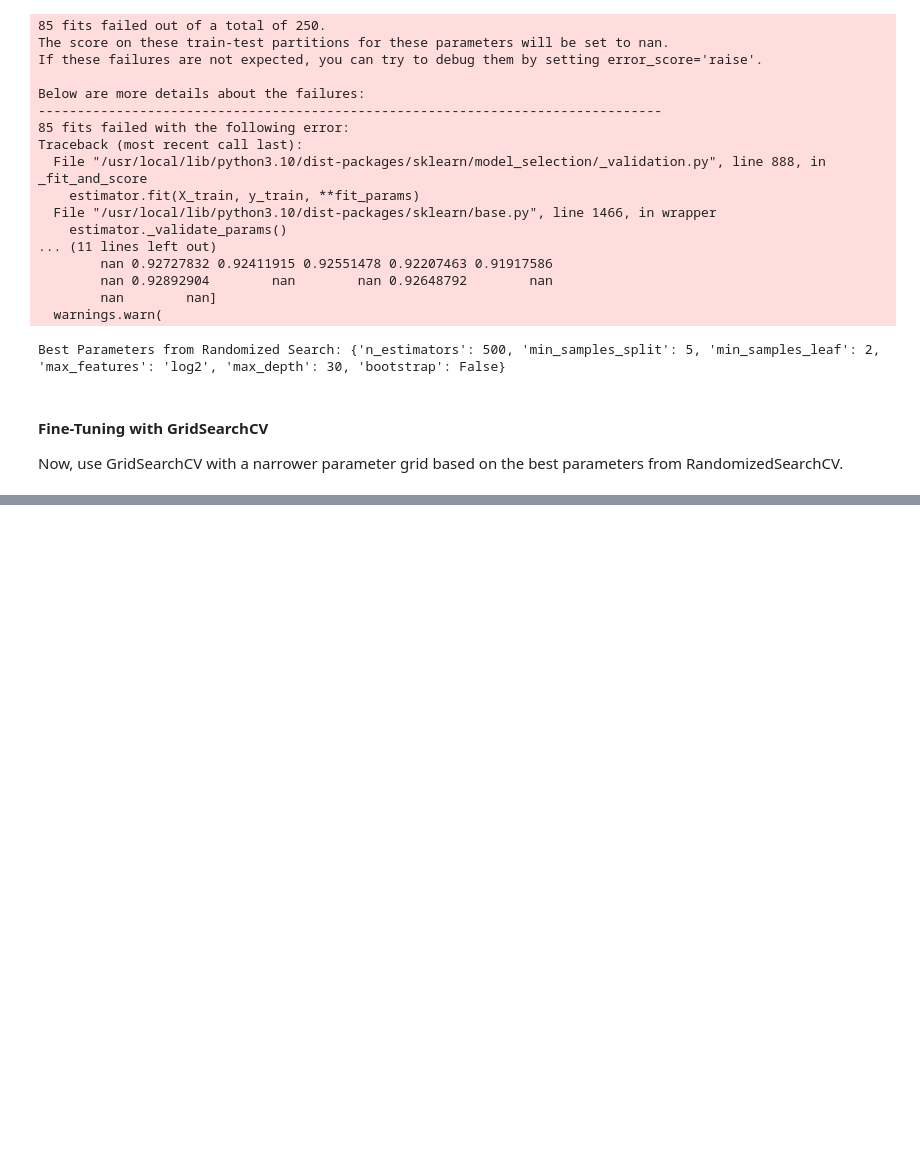
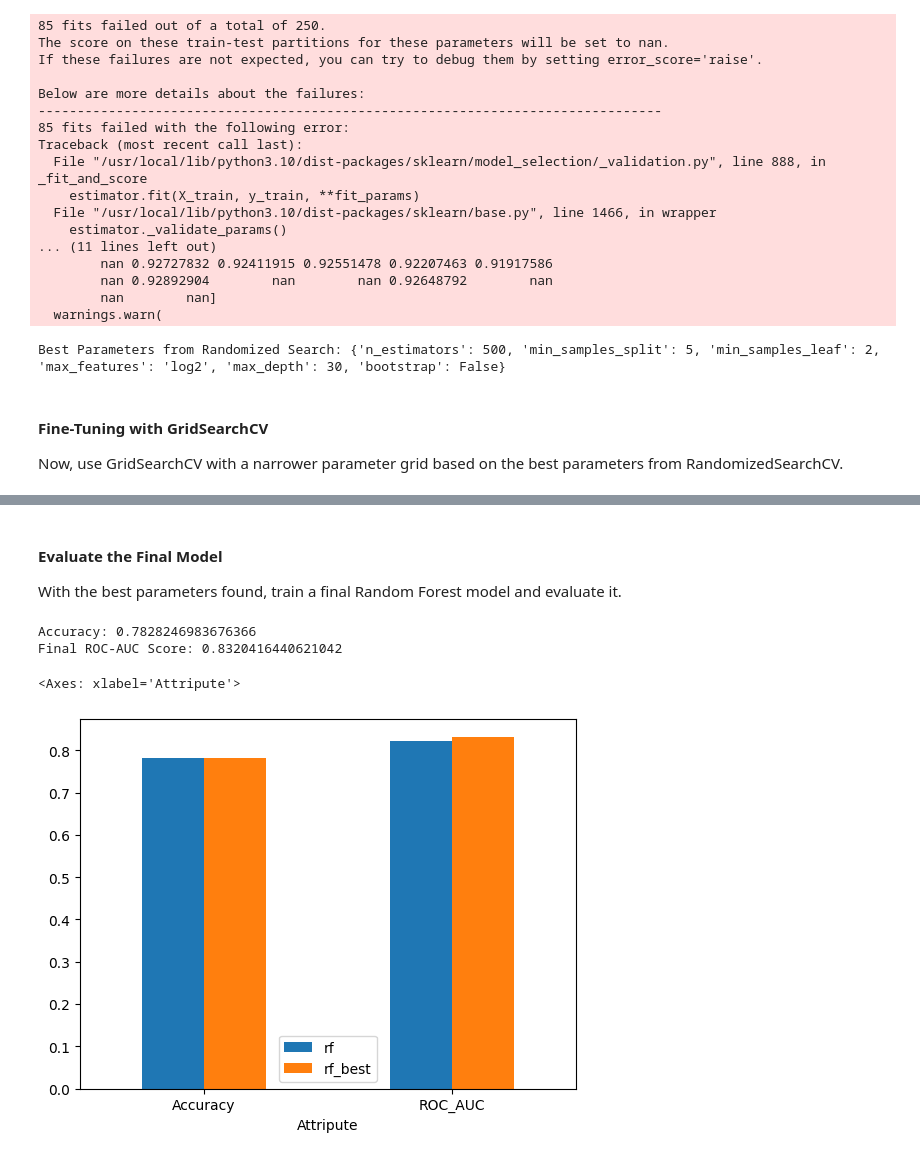
Before and after one commit to temesgen0/Customer_Churn_Prediction, a Jupyter notebook: ChurnCustomers.ipynb, the cells around one changed output, grey strips where cells are left out. Cells and saved outputs as stored; diff of their text form; code cells hidden in the pictures; blank space fills up the shorter version.

```diff
--- a/ChurnCustomers.ipynb
+++ b/ChurnCustomers.ipynb
@@ -1042,0 +1046,22 @@ print("Best Parameters from Grid Search:", grid_search.best_params_)
+# %% [markdown]
+#### Evaluate the Final Model
+With the best parameters found, train a final Random Forest model and evaluate it.
+# %%
+# Best estimator from Grid Search
+best_rf_model = grid_search.best_estimator_
+best_accuracy_rf = accuracy_score(y_test, y_pred)
+
+# Predict and evaluate
+y_pred = best_rf_model.predict(X_test)
+best_roc_auc_rf = roc_auc_score(y_test, best_rf_model.predict_proba(X_test)[:, 1])
+print("Accuracy:", best_accuracy_rf)
+print("Final ROC-AUC Score:", best_roc_auc_rf)
+# %% [output]
+Accuracy: 0.7828246983676366
+Final ROC-AUC Score: 0.8320416440621042
+# %%
+reg_eval = pd.DataFrame({"Attripute": ["Accuracy", "ROC_AUC"], "rf": [accuracy, roc_auc], "rf_best":[best_accuracy_rf,  best_roc_auc_rf]})
+reg_eval.plot.bar(x="Attripute", y=["rf", "rf_best"], rot=0)
+# %% [output]
+<Axes: xlabel='Attripute'>
+[figure, added]
```
Also changed, not shown: parts of 1 cell of this notebook.
